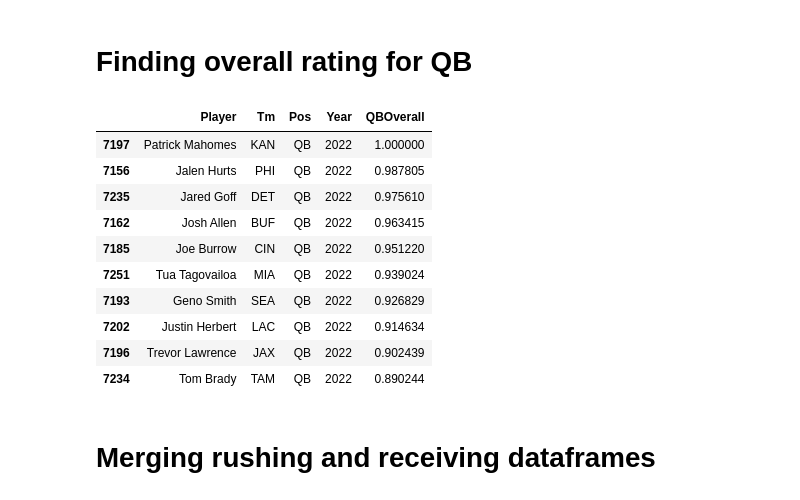
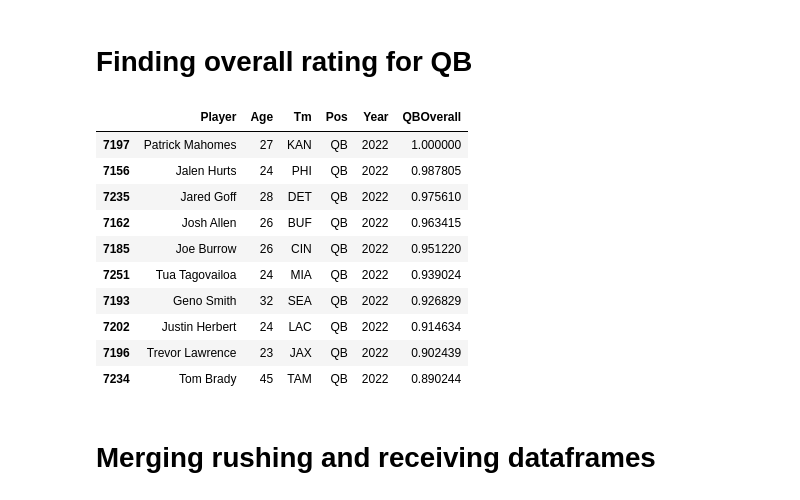
Before and after one commit to aag-02/nfl-playoff-chances, a Jupyter notebook: NFL Playoffs player stats.ipynb, the cells around one changed output. Cells and saved outputs as stored; diff of their text form; code cells hidden in the pictures.

```diff
--- a/NFL Playoffs player stats.ipynb
+++ b/NFL Playoffs player stats.ipynb
@@ -28,7 +29,7 @@ def overall(df, values, colname):
         newdf = df[df['Year'] == year]
         for i in values:
             newdf.loc[:,i]  = newdf.rank(pct=True)
-            if i in {"Int", "Sk", "Fum_RUSH"}:
+            if i in {"Int%", "Sk%", "Fum_RUSH"}:
                 newdf[i] = 1-newdf[i]
 
         newdf['avgPercentile'] = newdf[values].mean(axis=1)
@@ -304,23 +397,24 @@ qbdf
 # %%
 test = qbdf.copy()
 
 values = ['Fmb_RUSH', '%played', 'Cmp%', 'Int', 'Y/C', 'Rate', 'Sk', 'ANY/A', 'Wins', 'Total_1D', 'Total_Yds', 'Total_TD', 'GWD']
+
 final_qbdf = overall(test,values, 'QBOverall')
-ex = final_qbdf[['Player', 'Tm', 'Pos', 'Year', 'QBOverall']]
+ex = final_qbdf[['Player', 'Age','Tm', 'Pos', 'Year', 'QBOverall']]
 ex = map_abbrv(ex)
 ex[ex['Year'] == 2022].sort_values('QBOverall',ascending=False).head(10)
 # %% [output]
-|  | Player | Tm | Pos | Year | QBOverall |
-| 7197 | Patrick Mahomes | KAN | QB | 2022 | 1.000000 |
-| 7156 | Jalen Hurts | PHI | QB | 2022 | 0.987805 |
-| 7235 | Jared Goff | DET | QB | 2022 | 0.975610 |
-| 7162 | Josh Allen | BUF | QB | 2022 | 0.963415 |
-| 7185 | Joe Burrow | CIN | QB | 2022 | 0.951220 |
-| 7251 | Tua Tagovailoa | MIA | QB | 2022 | 0.939024 |
-| 7193 | Geno Smith | SEA | QB | 2022 | 0.926829 |
-| 7202 | Justin Herbert | LAC | QB | 2022 | 0.914634 |
-| 7196 | Trevor Lawrence | JAX | QB | 2022 | 0.902439 |
-| 7234 | Tom Brady | TAM | QB | 2022 | 0.890244 |
+|  | Player | Age | Tm | Pos | Year | QBOverall |
+| 7197 | Patrick Mahomes | 27 | KAN | QB | 2022 | 1.000000 |
+| 7156 | Jalen Hurts | 24 | PHI | QB | 2022 | 0.987805 |
+| 7235 | Jared Goff | 28 | DET | QB | 2022 | 0.975610 |
+| 7162 | Josh Allen | 26 | BUF | QB | 2022 | 0.963415 |
+| 7185 | Joe Burrow | 26 | CIN | QB | 2022 | 0.951220 |
+| 7251 | Tua Tagovailoa | 24 | MIA | QB | 2022 | 0.939024 |
+| 7193 | Geno Smith | 32 | SEA | QB | 2022 | 0.926829 |
+| 7202 | Justin Herbert | 24 | LAC | QB | 2022 | 0.914634 |
+| 7196 | Trevor Lawrence | 23 | JAX | QB | 2022 | 0.902439 |
+| 7234 | Tom Brady | 45 | TAM | QB | 2022 | 0.890244 |
 # %% [markdown]
 # Merging rushing and receiving dataframes
 # %%
```
Also changed, not shown: parts of 27 cells of this notebook.
